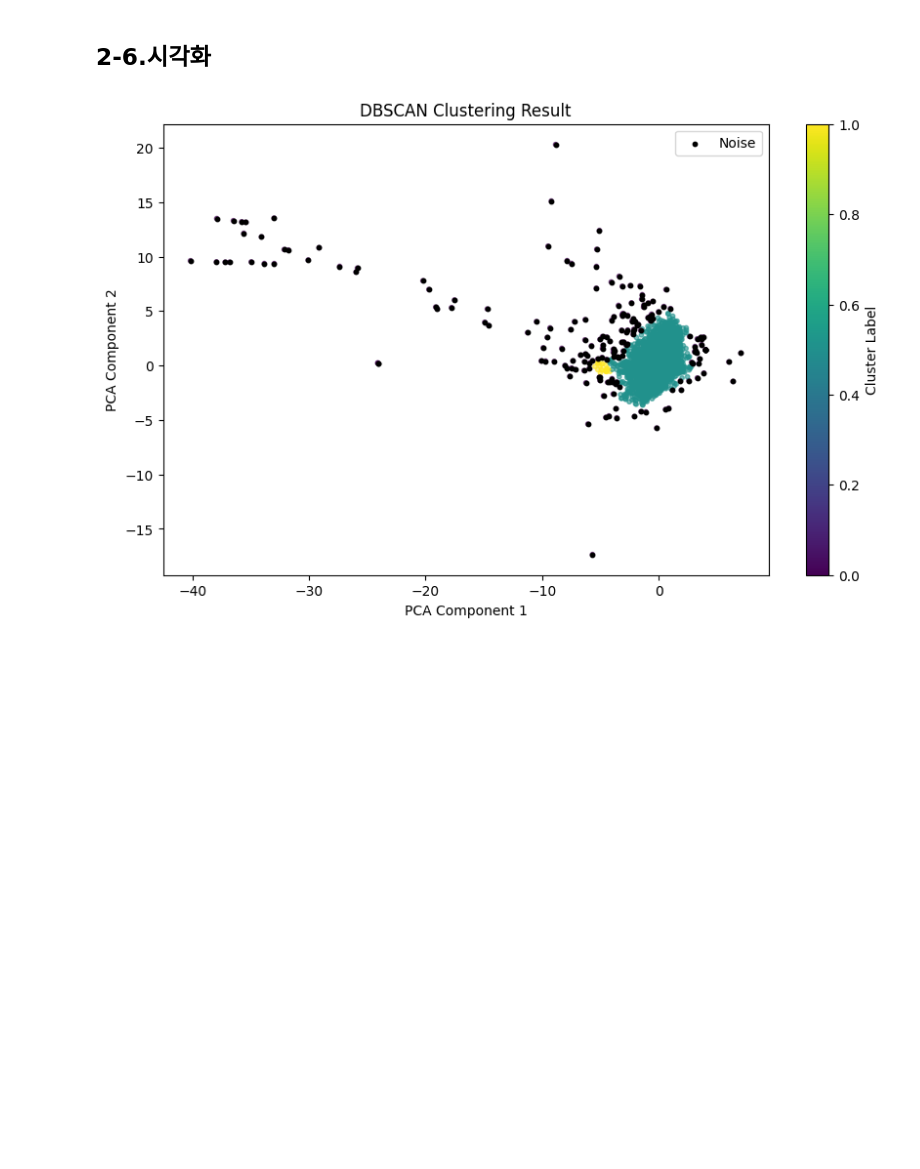
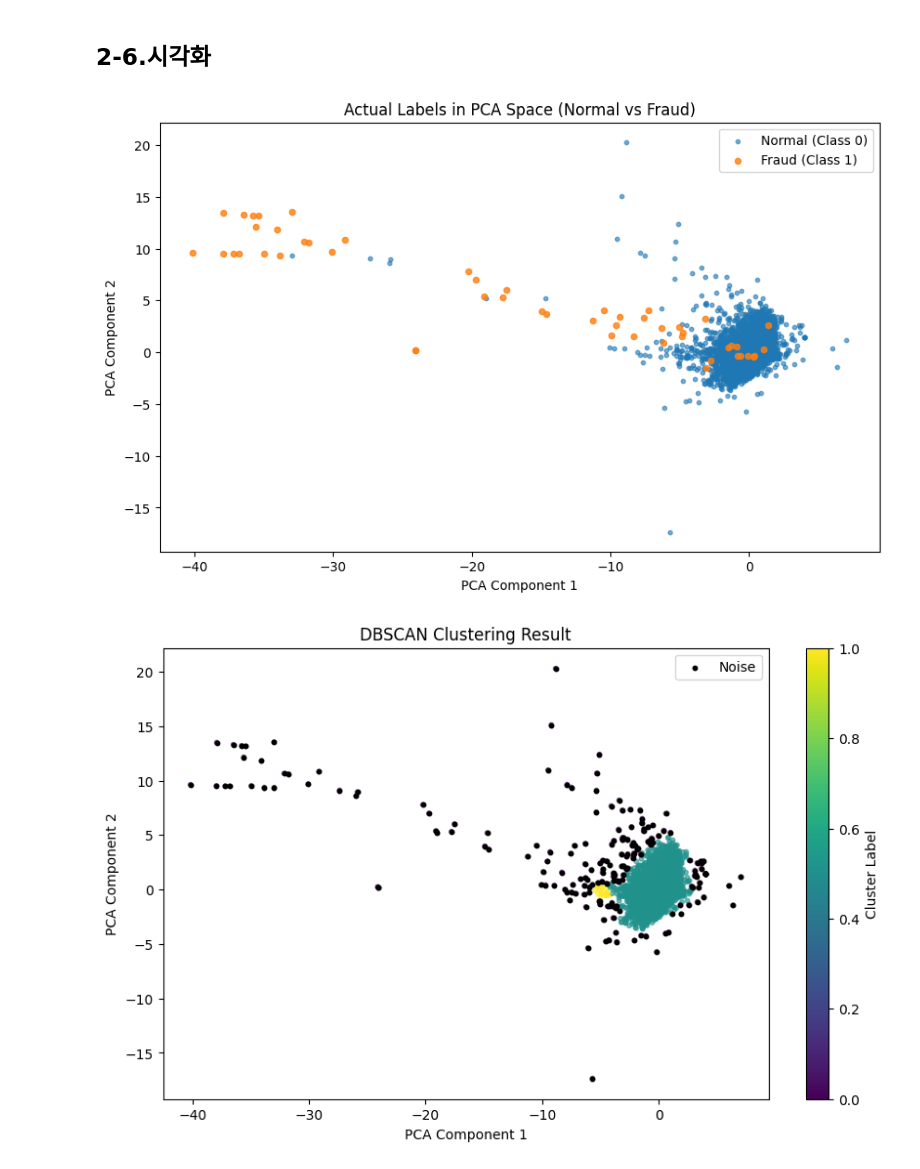
Before and after one commit to AIaaS-AI-as-a-Service/25-Samsung-EDU, a Jupyter notebook: Day-11/code/01_Clustering/(4) Density-based_Clustering.ipynb, the cells around one changed output. Cells and saved outputs as stored; diff of their text form; code cells hidden in the pictures; blank space fills up the shorter version.

```diff
--- a/Day-11/code/01_Clustering/(4) Density-based_Clustering.ipynb
+++ b/Day-11/code/01_Clustering/(4) Density-based_Clustering.ipynb
@@ -171,6 +171,36 @@ for label, count in zip(unique, counts):
 클러스터 1: 20개 데이터
 # %% [markdown]
 ## **2-6.시각화**
+# %%
+# 실제 레이블 분포 시각화 (Normal vs Fraud)
+plt.figure(figsize=(10, 6))
+
+# 정상 거래 (Class 0)
+plt.scatter(
+    X_pca[y == 0, 0],
+    X_pca[y == 0, 1],
+    s=10,
+    alpha=0.6,
+    label="Normal (Class 0)"
+)
+
+# 사기 거래 (Class 1)
+plt.scatter(
+    X_pca[y == 1, 0],
+    X_pca[y == 1, 1],
+    s=20,
+    alpha=0.8,
+    label="Fraud (Class 1)"
+)
+
+# 그래프 설정
+plt.title("Actual Labels in PCA Space (Normal vs Fraud)")
+plt.xlabel("PCA Component 1")
+plt.ylabel("PCA Component 2")
+plt.legend()
+plt.show()
+# %% [output]
+[figure, added]
 # %%
 # DBSCAN 결과 시각화
 plt.figure(figsize=(10, 6))
```
Also changed, not shown: parts of 1 cell of this notebook, 2 other files.
